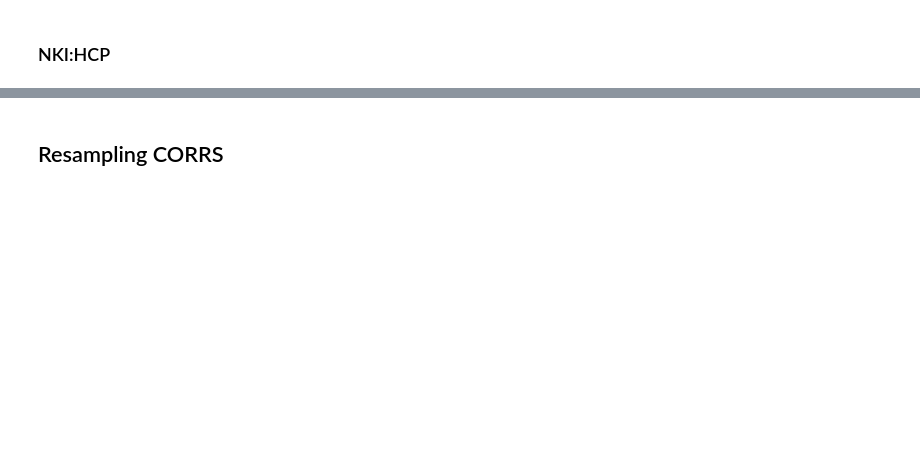
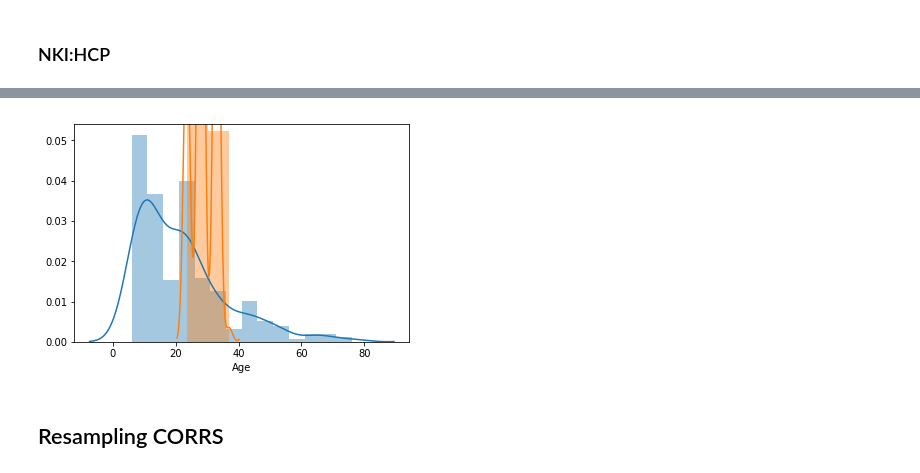
Before and after one commit to niniko1997/heudiconv_conversion, a Jupyter notebook: hypothesis_one.ipynb, the cells around one changed output, grey strips where cells are left out. Cells and saved outputs as stored; diff of their text form; code cells hidden in the pictures; blank space fills up the shorter version.

```diff
--- a/hypothesis_one.ipynb
+++ b/hypothesis_one.ipynb
@@ -236,3 +268,12 @@ pyplot.show()
+# %%
+dist_nki_hcp = df_from_dist(nki_pheno, "age", "participant_id", nki_dist, hcp_pheno, hcp_dist)
+dist_nki_hcp = df_dist_nki.sort_values(by='age')
+# %%
+sns.distplot(dist_nki_hcp.age)
+sns.distplot(hcp_pheno.est_age, bins = num_bins(hcp_pheno, "est_age"), axlabel="Age", label = "HCP")
+pyplot.show()
+# %% [output]
+[figure, added]
 # %% [markdown]
 ## Resampling CORRS
 # %%
```
Also changed, not shown: parts of 21 cells of this notebook.
